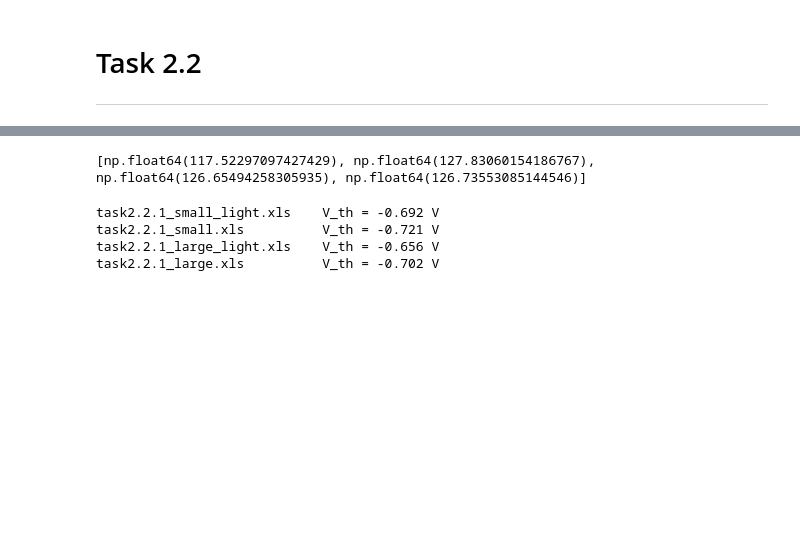
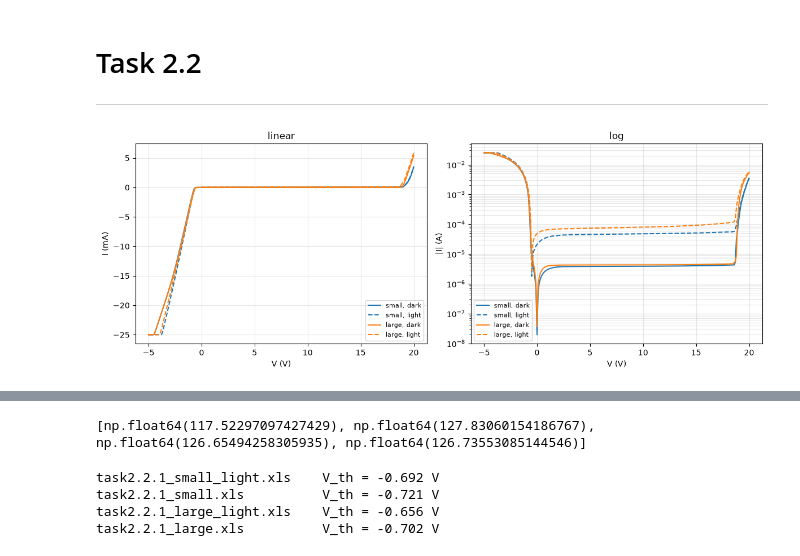
Before and after one commit to Klamsi21/SemiConductorPhysics, a Jupyter notebook: ElectricalCharacterisation/analysis/diode/scripts/evaluation.ipynb, the cells around one changed output, grey strips where cells are left out. Cells and saved outputs as stored; diff of their text form; code cells hidden in the pictures; blank space fills up the shorter version.

```diff
--- a/ElectricalCharacterisation/analysis/diode/scripts/evaluation.ipynb
+++ b/ElectricalCharacterisation/analysis/diode/scripts/evaluation.ipynb
@@ -7,3 +7,36 @@ from scipy.stats import linregress
 # Task 2.2
 
 ---
+# %%
+# Overview: all I-V curves in one figure, linear (left) and log scale (right)
+overview_files = {
+    "task2.2.1_small.xls":       ("small, dark",  "C0", "-"),
+    "task2.2.1_small_light.xls": ("small, light", "C0", "--"),
+    "task2.2.1_large.xls":       ("large, dark",  "C1", "-"),
+    "task2.2.1_large_light.xls": ("large, light", "C1", "--"),
+}
+
+fig, (ax_lin, ax_log) = plt.subplots(1, 2, figsize=(12, 4.5))
+
+for file, (label, color, ls) in overview_files.items():
+    df = pd.read_excel("../data/" + file)
+    V, I = df["V_Pos"].to_numpy(), df["I_Pos"].to_numpy()
+
+    ax_lin.plot(V, I * 1e3, ls, color=color, label=label)
+    ax_log.semilogy(V, np.abs(I), ls, color=color, label=label)
+
+ax_lin.set_ylabel("I (mA)")
+ax_lin.set_title("linear")
+ax_log.set_ylabel("|I| (A)")
+ax_log.set_title("log")
+
+for ax in (ax_lin, ax_log):
+    ax.set_xlabel("V (V)")
+    ax.grid(alpha=0.3, which="both")
+    ax.legend(fontsize=8)
+
+fig.tight_layout()
+plt.savefig("plots.pdf")
+plt.show()
+# %% [output]
+[figure, added]
```
Also changed, not shown: parts of 1 cell of this notebook, 1 other file.
